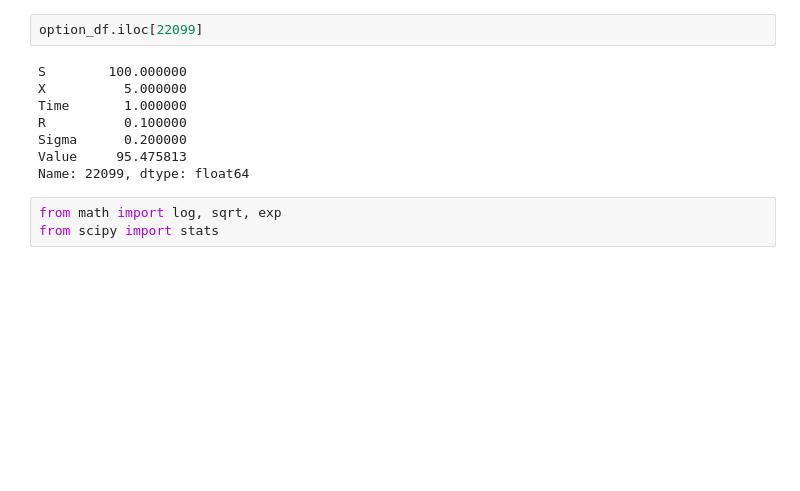
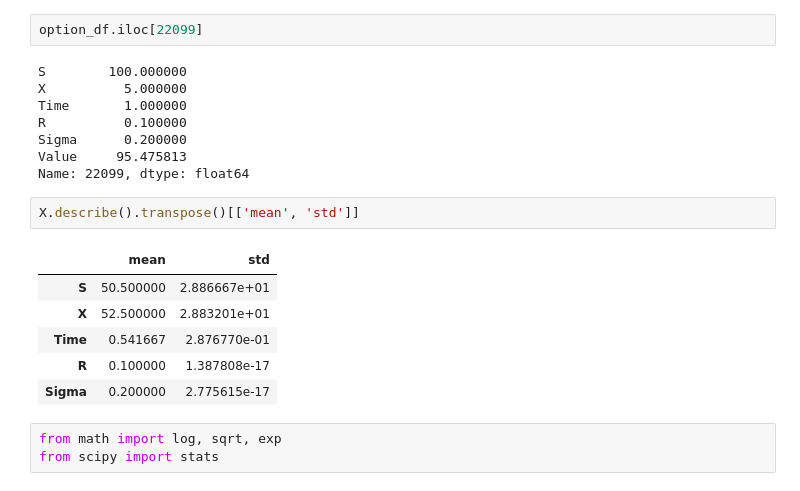
Before and after one commit to dpnolan/learningBlackScholes, a Jupyter notebook: LBS_Neural_Net.ipynb, the cells around one changed output. Cells and saved outputs as stored; diff of their text form; blank space fills up the shorter version.

```diff
--- a/LBS_Neural_Net.ipynb
+++ b/LBS_Neural_Net.ipynb
@@ -127,6 +163,15 @@ R          0.100000
 Sigma      0.200000
 Value     95.475813
 Name: 22099, dtype: float64
+# %%
+X.describe().transpose()[['mean', 'std']]
+# %% [output]
+|  | mean | std |
+| S | 50.500000 | 2.886667e+01 |
+| X | 52.500000 | 2.883201e+01 |
+| Time | 0.541667 | 2.876770e-01 |
+| R | 0.100000 | 1.387808e-17 |
+| Sigma | 0.200000 | 2.775615e-17 |
 # %%
 from math import log, sqrt, exp
 from scipy import stats
```
Also changed, not shown: parts of 41 cells of this notebook.
